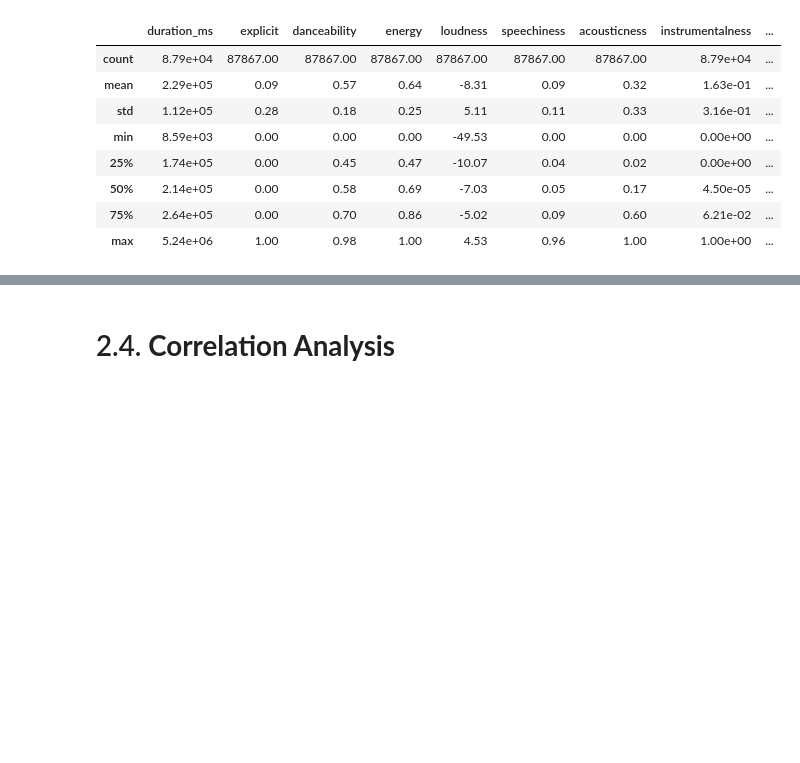
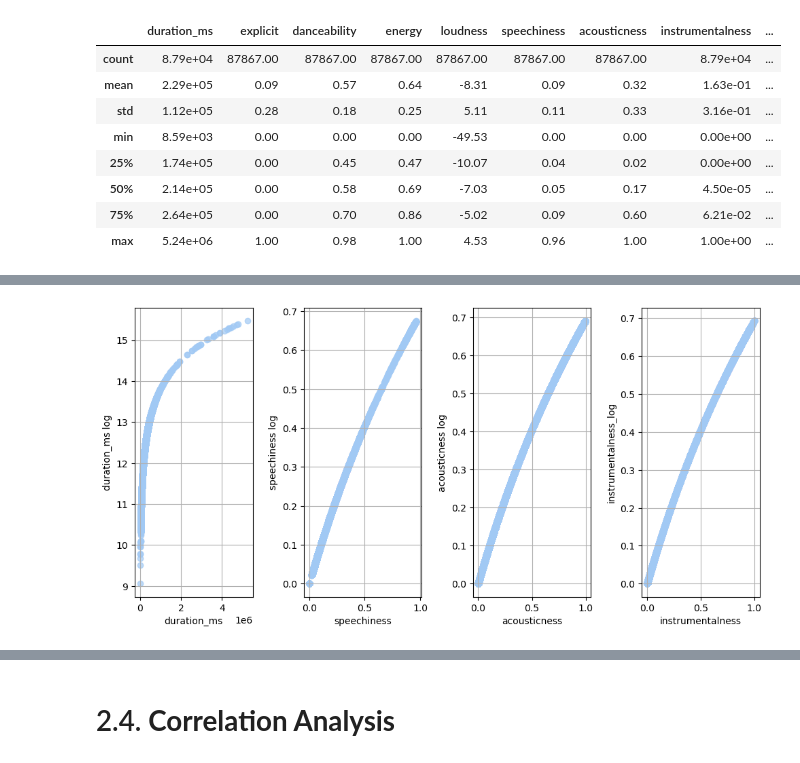
Before and after one commit to ortall0201/Spotify_Classification_genres, a Jupyter notebook: approach_B_notebook.ipynb/approach_B_notebook.ipynb, the cells around one changed output, grey strips where cells are left out. Saved outputs shown, nothing was run; the diff lists cells and outputs as text; code cells hidden in the pictures; blank space fills up the shorter version.

```diff
--- a/approach_B_notebook.ipynb/approach_B_notebook.ipynb
+++ b/approach_B_notebook.ipynb/approach_B_notebook.ipynb
@@ -1378,0 +1222,13 @@ plt.show()
+# %%
+
+#We first use log trnasformation for featuears that are heavily right-skewed, with most values near zero and a long right tail:
+#  (duration_ms, speechiness, acousticness, instrumentalness).
+
+
+final_df['duration_ms_log'] = np.log1p(final_df['duration_ms'])
+final_df['speechiness_log'] = np.log1p(final_df['speechiness'])
+final_df['acousticness_log'] = np.log1p(final_df['acousticness'])
+final_df['instrumentalness_log'] = np.log1p(final_df['instrumentalness'])
+
+
+print(final_df[['duration_ms', 'duration_ms_log']])
@@ -1378,0 +1250,38 @@ plt.show()
+# %%
+plt.figure(figsize=(10, 5))
+
+# Plotting 'tempo' vs 'tempo^2' in the first subplot
+plt.subplot(1, 4, 1)
+plt.scatter(final_df['duration_ms'], final_df['duration_ms_log'], alpha=0.7)
+plt.xlabel('duration_ms')
+plt.ylabel('duration_ms log')
+plt.grid(True)
+
+# Plotting 'danceability' vs 'danceability^2' in the second subplot
+plt.subplot(1, 4, 2)
+plt.scatter(final_df['speechiness'], final_df['speechiness_log'], alpha=0.7)
+plt.xlabel('speechiness')
+plt.ylabel('speechiness log')
+plt.grid(True)
+
+
+plt.subplot(1, 4, 3)
+plt.scatter(final_df['acousticness'], final_df['acousticness_log'], alpha=0.7)
+plt.xlabel('acousticness')
+plt.ylabel('acousticness log')
+plt.grid(True)
+
+
+plt.subplot(1, 4, 4)
+plt.scatter(final_df['instrumentalness'], final_df['instrumentalness_log'], alpha=0.7)
+plt.xlabel('instrumentalness')
+plt.ylabel('instrumentalness_log')
+plt.grid(True)
+
+
+
+# Show the combined plot
+plt.tight_layout()
+plt.show()
+# %% [output]
+[figure, added]
```
Also changed, not shown: parts of 92 cells of this notebook.
